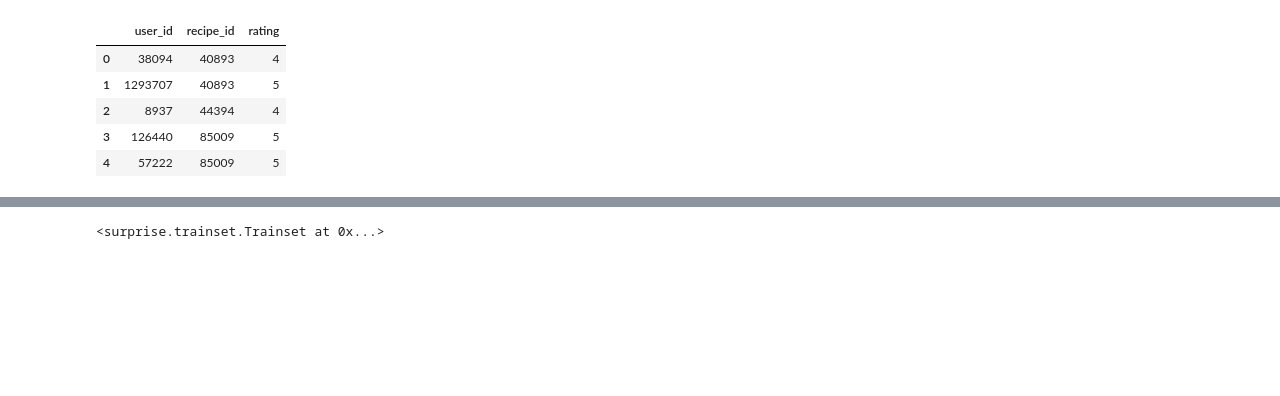
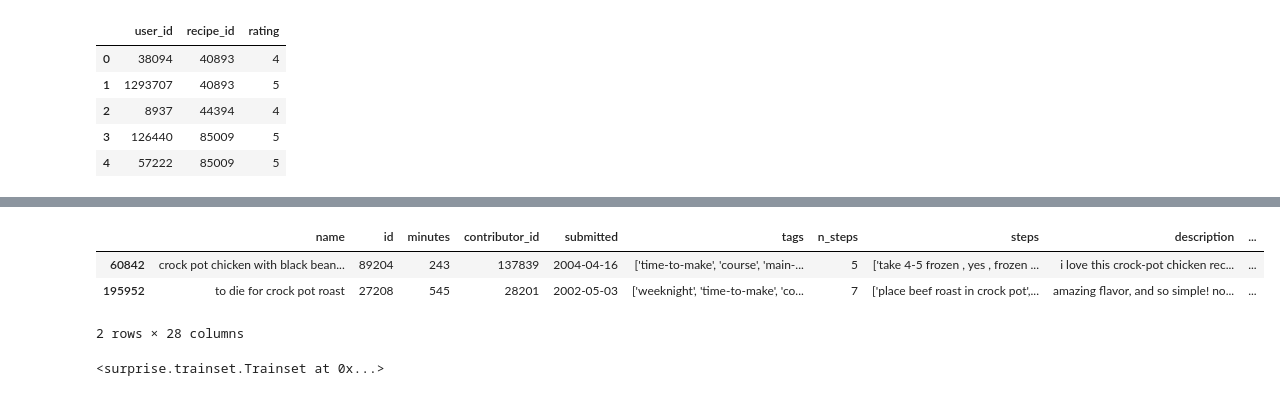
Before and after one commit to kli210/recipe_recommender_capstone, a Jupyter notebook: advanced_modelling.ipynb, the cells around one changed output, grey strips where cells are left out. Drawn from its saved outputs; the diff is of its cells as text; code cells hidden in the pictures; blank space fills up the shorter version.

```diff
--- a/advanced_modelling.ipynb
+++ b/advanced_modelling.ipynb
@@ -29,3 +61,11 @@ users_df.head()
+# %%
+df =pd.read_pickle("food.pkl")
+df[df['votes'] > 1400]
+# %% [output]
+|  | name | id | minutes | contributor_id | submitted | tags | n_steps | steps | description | ... |
+| 60842 | crock pot chicken with black bean... | 89204 | 243 | 137839 | 2004-04-16 | ['time-to-make', 'course', 'main-... | 5 | ['take 4-5 frozen , yes , frozen ... | i love this crock-pot chicken rec... | ... |
+| 195952 | to die for crock pot roast | 27208 | 545 | 28201 | 2002-05-03 | ['weeknight', 'time-to-make', 'co... | 7 | ['place beef roast in crock pot',... | amazing flavor, and so simple! no... | ... |
+2 rows × 28 columns
 # %%
 # Import libraries
 from surprise import Dataset
```
Also changed, not shown: parts of 6 cells of this notebook.
